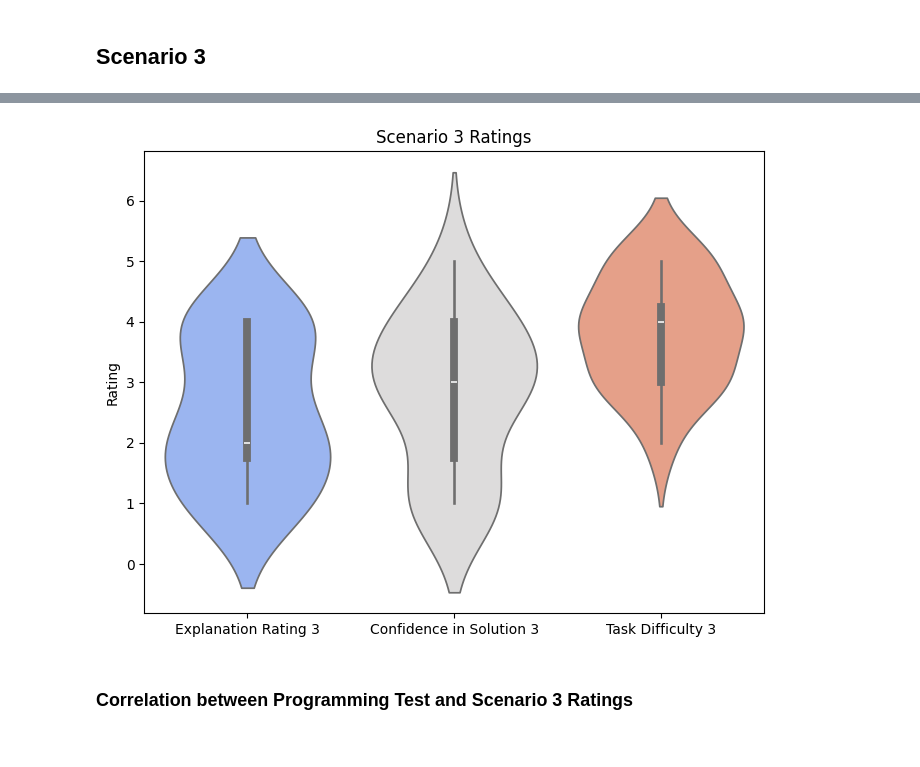
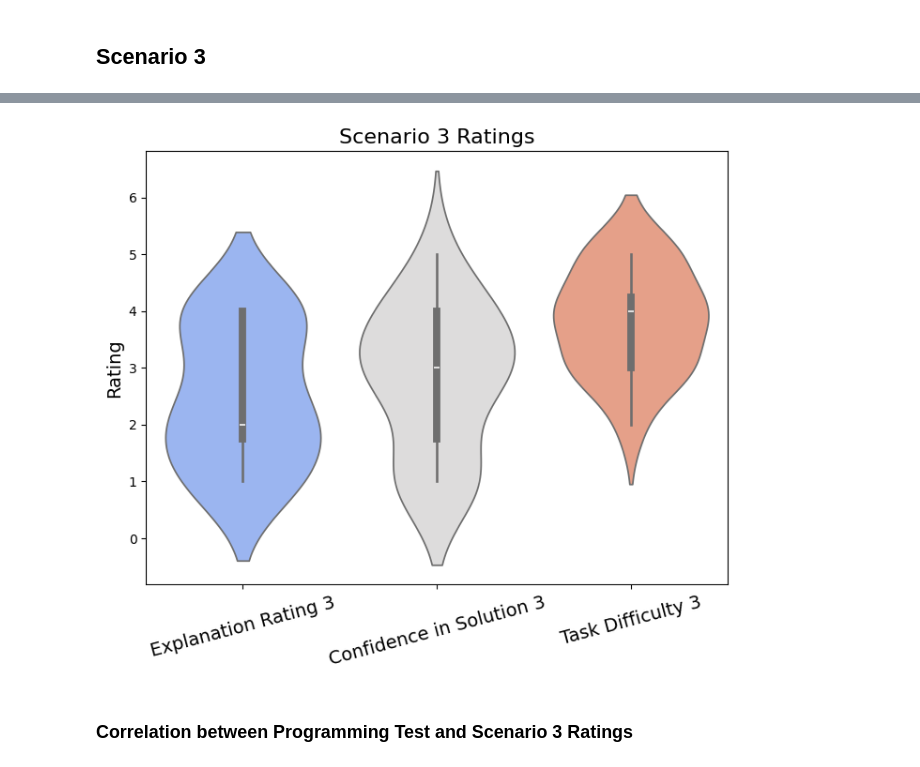
Before and after one commit to valeriatisch/LLM4FailureExplanation, a Jupyter notebook: survey/evaluation.ipynb, the cells around one changed output, grey strips where cells are left out. Saved outputs shown, nothing was run; the diff lists cells and outputs as text; code cells hidden in the pictures.

```diff
--- a/survey/evaluation.ipynb
+++ b/survey/evaluation.ipynb
@@ -281,12 +301,13 @@ for column in ratings_df_3.columns[1:]:
 # %%
 plt.figure(figsize=(8, 6))
 sns.violinplot(data=ratings_df_3.iloc[:, 1:], palette='coolwarm')
-plt.title('Scenario 3 Ratings')
-plt.ylabel('Rating')
-plt.savefig(visualizations_dir / 'scenario_3_ratings_violinlot.png', dpi=1200)
+plt.title('Scenario 3 Ratings', fontsize=16)
+plt.xticks(fontsize=14, rotation=15)
+plt.ylabel('Rating', fontsize=14)
+plt.savefig(visualizations_dir / 'scenario_3_ratings_violinlot.png', dpi=1200, bbox_inches='tight')
 plt.show()
 # %% [output]
-[figure, old version]
+[figure, new version]
 # %% [markdown]
 ### Correlation between Programming Test and Scenario 3 Ratings
 # %%
```
Also changed, not shown: parts of 32 cells of this notebook, 44 other files.
